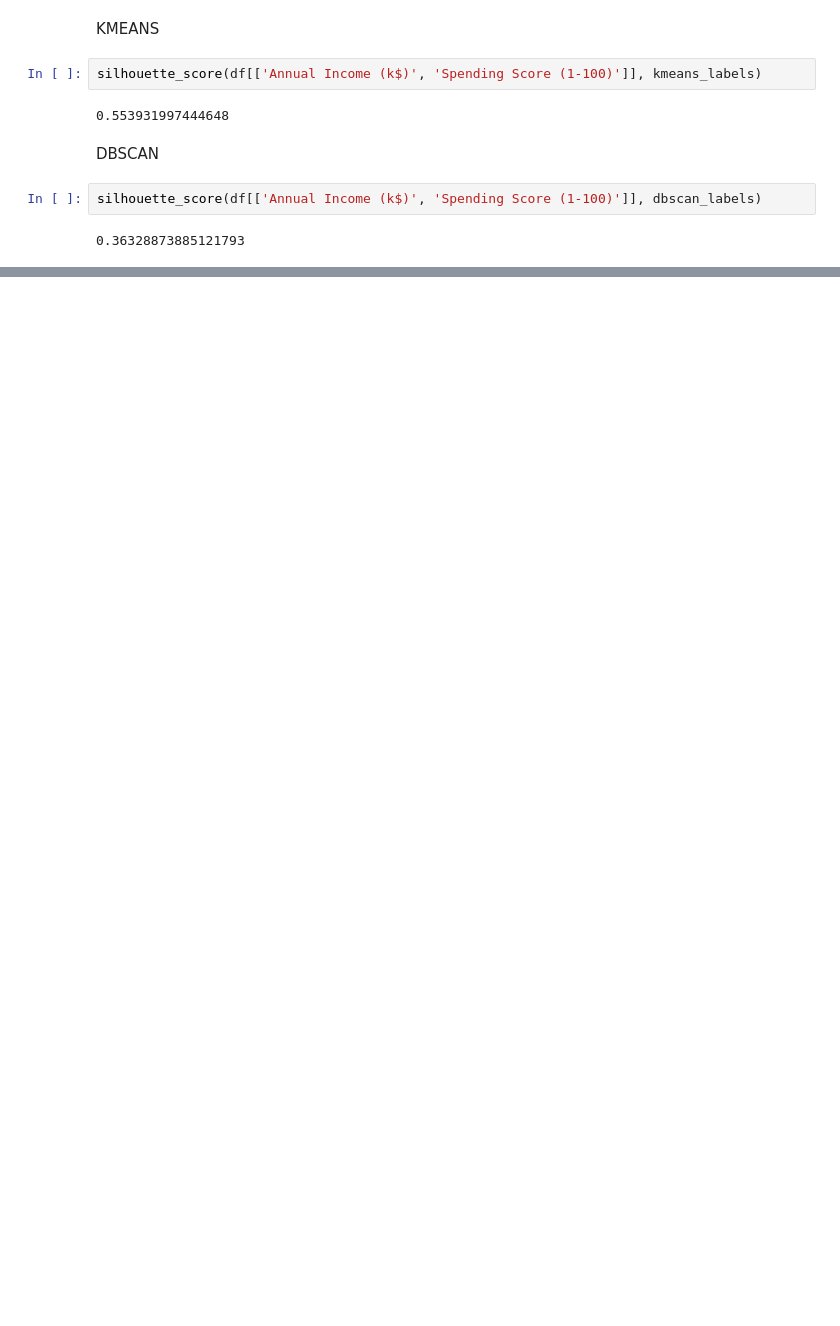
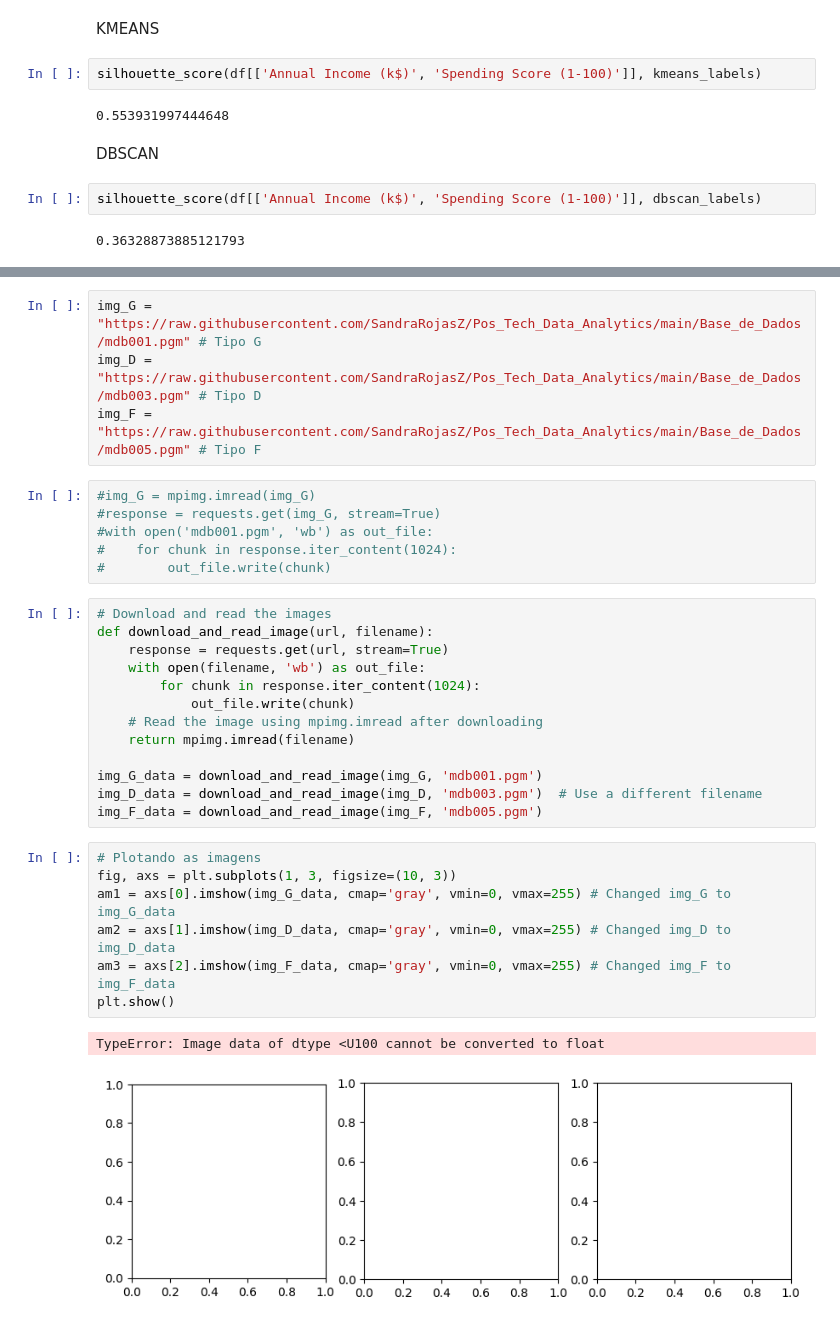
Before and after one commit to SandraRojasZ/Pos_Tech_Data-Analytics, a Jupyter notebook: Fase 2 - Machine Learning and Time Series/Machine_Learning_Avancado/Aula_3_Kmeans.ipynb, the cells around one changed output, grey strips where cells are left out. Drawn from its saved outputs; the diff is of its cells as text; blank space fills up the shorter version.

```diff
--- a/Fase 2 - Machine Learning and Time Series/Machine_Learning_Avancado/Aula_3_Kmeans.ipynb
+++ b/Fase 2 - Machine Learning and Time Series/Machine_Learning_Avancado/Aula_3_Kmeans.ipynb
@@ -425,0 +440,33 @@ silhouette_score(df[['Annual Income (k$)', 'Spending Score (1-100)']], dbscan_la
+# %%
+img_G = "https://raw.githubusercontent.com/SandraRojasZ/Pos_Tech_Data_Analytics/main/Base_de_Dados/mdb001.pgm" # Tipo G
+img_D = "https://raw.githubusercontent.com/SandraRojasZ/Pos_Tech_Data_Analytics/main/Base_de_Dados/mdb003.pgm" # Tipo D
+img_F = "https://raw.githubusercontent.com/SandraRojasZ/Pos_Tech_Data_Analytics/main/Base_de_Dados/mdb005.pgm" # Tipo F
+# %%
+#img_G = mpimg.imread(img_G)
+#response = requests.get(img_G, stream=True)
+#with open('mdb001.pgm', 'wb') as out_file:
+#    for chunk in response.iter_content(1024):
+#        out_file.write(chunk)
+# %%
+# Download and read the images
+def download_and_read_image(url, filename):
+    response = requests.get(url, stream=True)
+    with open(filename, 'wb') as out_file:
+        for chunk in response.iter_content(1024):
+            out_file.write(chunk)
+    # Read the image using mpimg.imread after downloading
+    return mpimg.imread(filename)
+
+img_G_data = download_and_read_image(img_G, 'mdb001.pgm')
+img_D_data = download_and_read_image(img_D, 'mdb003.pgm')  # Use a different filename
+img_F_data = download_and_read_image(img_F, 'mdb005.pgm')
+# %%
+# Plotando as imagens
+fig, axs = plt.subplots(1, 3, figsize=(10, 3))
+am1 = axs[0].imshow(img_G_data, cmap='gray', vmin=0, vmax=255) # Changed img_G to img_G_data
+am2 = axs[1].imshow(img_D_data, cmap='gray', vmin=0, vmax=255) # Changed img_D to img_D_data
+am3 = axs[2].imshow(img_F_data, cmap='gray', vmin=0, vmax=255) # Changed img_F to img_F_data
+plt.show()
+# %% [output]
+TypeError: Image data of dtype <U100 cannot be converted to float
+[figure, added]
```
Also changed, not shown: parts of 2 cells of this notebook.
